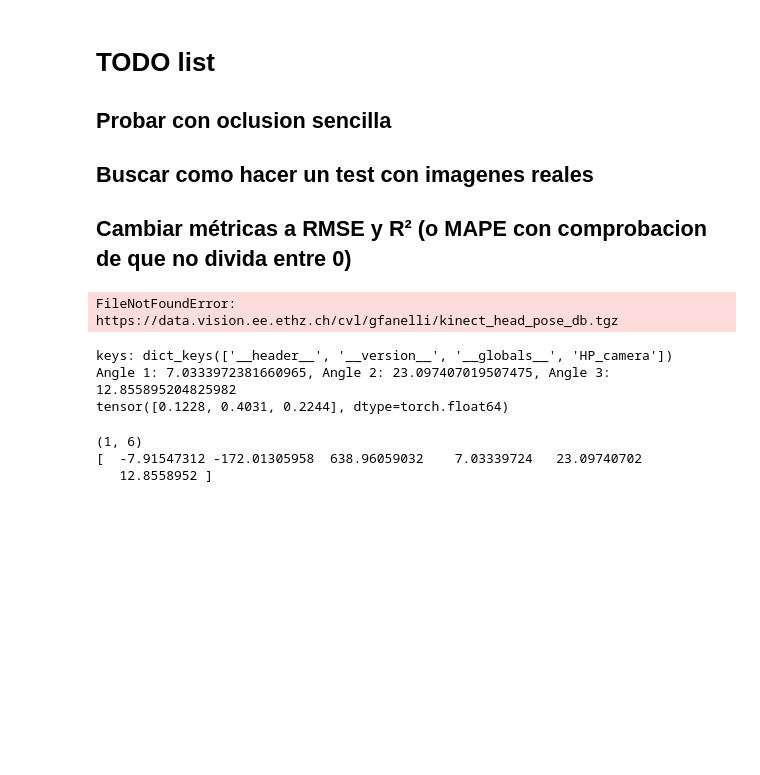
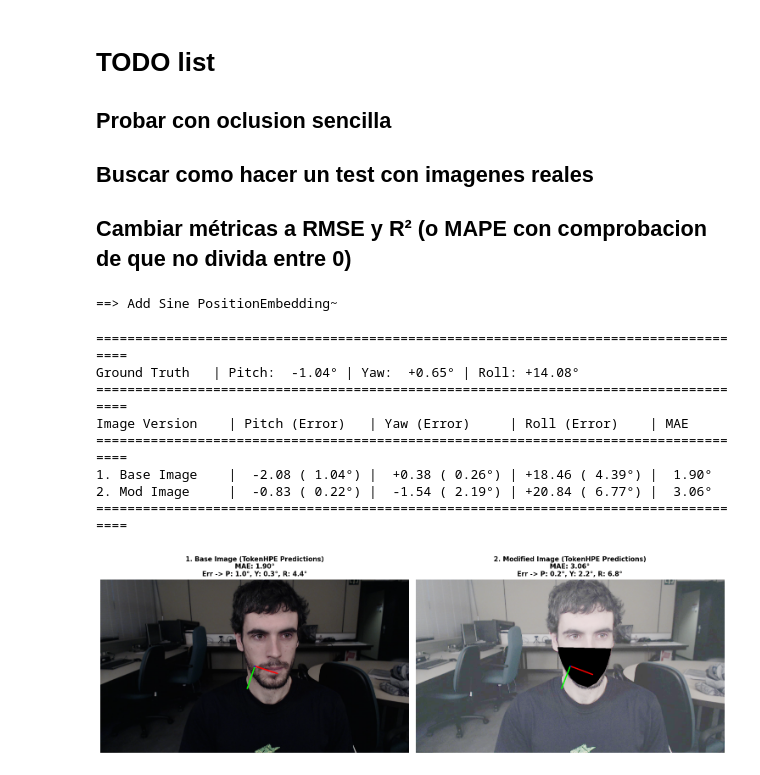
Before and after one commit to enricbaixauli/CV2_final_project, a Jupyter notebook: main.ipynb, the cells around one changed output. Saved outputs shown, nothing was run; the diff lists cells and outputs as text; code cells hidden in the pictures; blank space fills up the shorter version.

```diff
--- a/main.ipynb
+++ b/main.ipynb
@@ -517,47 +526,32 @@ Test BOTH:
 ## Buscar como hacer un test con imagenes reales
 
 ## Cambiar métricas a RMSE y R² (o MAPE con comprobacion de que no divida entre 0)
-# %%
-from datasets import load_dataset
-
-# Carregar el dataset (descarrega automàticament les imatges i anotacions)
-dataset = load_dataset("ETHZurich/biwi_kinect_head_pose", trust_remote_code=True)
-
-# Exemple d'estructura d'una mostra:
-sample = dataset['train'][0]
-print(sample.keys())
-# Retorna dict_keys(['sequence_number', 'subject_id', 'rgb', 'rgb_cal', 'depth'])
-# %% [output]
-FileNotFoundError: https://data.vision.ee.ethz.ch/cvl/gfanelli/kinect_head_pose_db.tgz
+# %%
+sys.path.append("./models")
+
+from token_hpe import TokenHPE
+
+model_C = TokenHPE(depth=3)
+checkpoint_path = "./weights/TokenHPE_Finetuned_Complete.pth"
+checkpoint = torch.load(checkpoint_path, map_location="cpu")
+
+state_dict = checkpoint.get("model_state_dict", checkpoint)
+model_C.load_state_dict(state_dict, strict=True)
+
+model_C = model_C.to(device)
+# %% [output]
+==> Add Sine PositionEmbedding~
 # %%
-import scipy.io
-import torch
-
-mat_data = scipy.io.loadmat('p02_image_04.mat')
-vector_6d = mat_data['HP_camera'][0]
-
-print("keys:", mat_data.keys())
-
-angle_1 = vector_6d[3]
-angle_2 = vector_6d[4]
-angle_3 = vector_6d[5]
-
-print(f"Angle 1: {angle_1}, Angle 2: {angle_2}, Angle 3: {angle_3}")
-
-radians = torch.tensor([angle_1, angle_2, angle_3]) * (torch.pi / 180)
-print(radians)
+img_path = "./dataset/test/raw/p05_image_19.png"
+img_path2 = "./test_failure/test_failure_illumination_2_mask.png"
+utils.evaluate_paired_images_thpe(img_path, img_path2, model_C)
 # %% [output]
-keys: dict_keys(['__header__', '__version__', '__globals__', 'HP_camera'])
-Angle 1: 7.0333972381660965, Angle 2: 23.097407019507475, Angle 3: 12.855895204825982
-tensor([0.1228, 0.4031, 0.2244], dtype=torch.float64)
+=====================================================================================
+Ground Truth   | Pitch:  -1.04° | Yaw:  +0.65° | Roll: +14.08°
+=====================================================================================
+Image Version    | Pitch (Error)   | Yaw (Error)     | Roll (Error)    | MAE
+=====================================================================================
+1. Base Image    |  -2.08 ( 1.04°) |  +0.38 ( 0.26°) | +18.46 ( 4.39°) |  1.90°
+2. Mod Image     |  -0.83 ( 0.22°) |  -1.54 ( 2.19°) | +20.84 ( 6.77°) |  3.06°
+=====================================================================================
+[figure, added]
-# %%
-import scipy.io as sio
-
-
-hp = mat_data["HP_camera"]
-print(hp.shape)
-print(hp[0])
-# %% [output]
-(1, 6)
-[  -7.91547312 -172.01305958  638.96059032    7.03339724   23.09740702
-   12.8558952 ]
```
Also changed, not shown: parts of 6 cells of this notebook, 18 other files.
